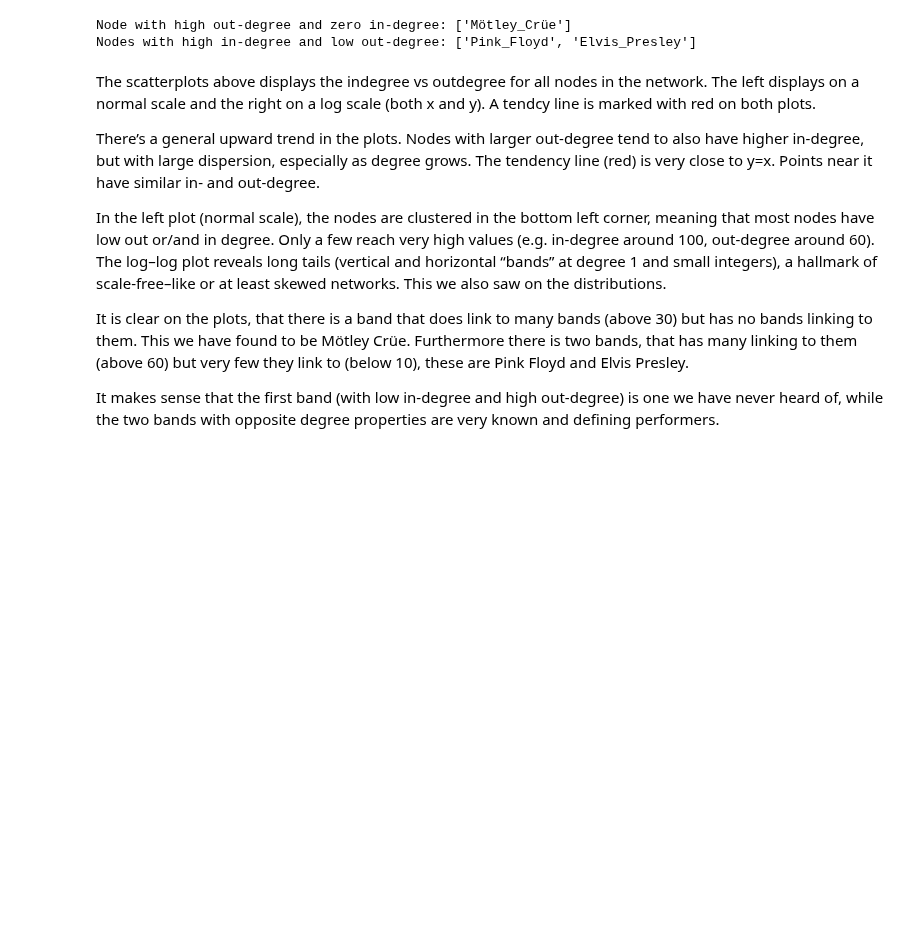
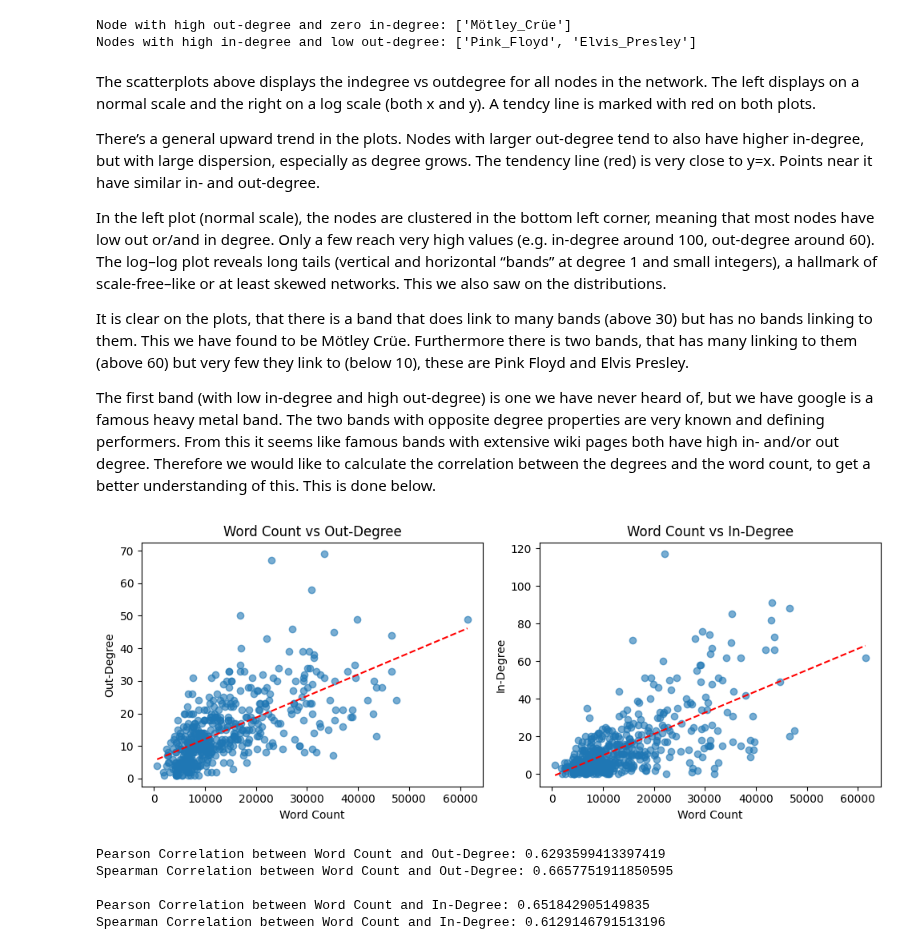
Before and after one commit to noanorgaard/SocialGraphs, a Jupyter notebook: Assignment2/Part1.ipynb, the cells around one changed output. Cells and saved outputs as stored; diff of their text form; code cells hidden in the pictures; blank space fills up the shorter version.

```diff
--- a/Assignment2/Part1.ipynb
+++ b/Assignment2/Part1.ipynb
@@ -153,4 +153,50 @@ The log–log plot reveals long tails (vertical and horizontal “bands” at de
 
 It is clear on the plots, that there is a band that does link to many bands (above 30) but has no bands linking to them. This we have found to be Mötley Crüe. Furthermore there is two bands, that has many linking to them (above 60) but very few they link to (below 10), these are Pink Floyd and Elvis Presley.
 
-It makes sense that the first band (with low in-degree and high out-degree) is one we have never heard of, while the two bands with opposite degree properties are very known and defining performers.
+The first band (with low in-degree and high out-degree) is one we have never heard of, but we have google is a famous heavy metal band. The two bands with opposite degree properties are very known and defining performers. From this it seems like famous bands with extensive wiki pages both have high in- and/or out degree. Therefore we would like to calculate the correlation between the degrees and the word count, to get a better understanding of this. This is done below.
+# %%
+from scipy import stats
+# get word counts of all nodes in G
+word_counts = [G.nodes[n]['word_count'] for n in G.nodes()]
+
+# subplot word count vs out degree
+fig, axs = plt.subplots(1, 2, figsize=(10, 4))
+axs[0].scatter(word_counts, out_degrees, alpha=0.6)
+axs[0].set_xlabel('Word Count')
+axs[0].set_ylabel('Out-Degree')
+axs[0].set_title('Word Count vs Out-Degree')
+# tendency line
+z = np.polyfit(word_counts, out_degrees, 1)
+p = np.poly1d(z)
+axs[0].plot(sorted(word_counts), p(sorted(word_counts)), "r--")
+
+# subplot word count vs in degree
+axs[1].scatter(word_counts, in_degrees, alpha=0.6)
+axs[1].set_xlabel('Word Count')
+axs[1].set_ylabel('In-Degree')
+axs[1].set_title('Word Count vs In-Degree')
+# tendency line
+z = np.polyfit(word_counts, in_degrees, 1)
+p = np.poly1d(z)
+axs[1].plot(sorted(word_counts), p(sorted(word_counts)), "r--")
+plt.tight_layout()
+plt.show()
+
+# pearson correlation (out-degree)
+pearson_correlation_out = stats.pearsonr(word_counts, out_degrees)[0]
+spearman_correlation_out = stats.spearmanr(word_counts, out_degrees)[0]
+print(f"Pearson Correlation between Word Count and Out-Degree: {pearson_correlation_out}")
+print(f"Spearman Correlation between Word Count and Out-Degree: {spearman_correlation_out} \n")
+
+# pearson correlation (in-degree)
+pearson_correlation_in = stats.pearsonr(word_counts, in_degrees)[0]
+spearman_correlation_in = stats.spearmanr(word_counts, in_degrees)[0]
+print(f"Pearson Correlation between Word Count and In-Degree: {pearson_correlation_in}")
+print(f"Spearman Correlation between Word Count and In-Degree: {spearman_correlation_in}")
+# %% [output]
+[figure, added]
+Pearson Correlation between Word Count and Out-Degree: 0.6293599413397419
+Spearman Correlation between Word Count and Out-Degree: 0.6657751911850595
+
+Pearson Correlation between Word Count and In-Degree: 0.651842905149835
+Spearman Correlation between Word Count and In-Degree: 0.6129146791513196
```
Also changed, not shown: parts of 5 cells of this notebook.
